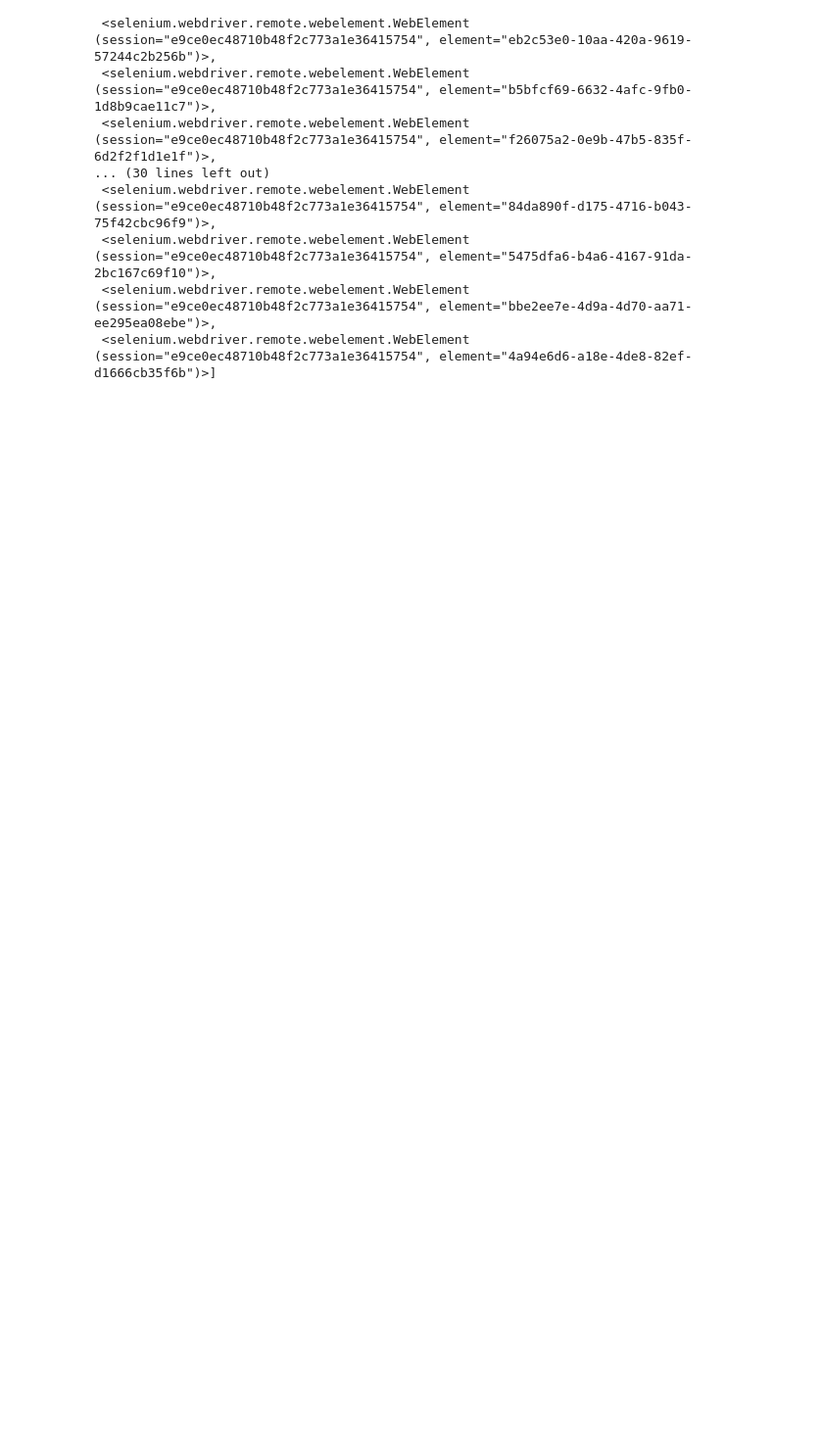
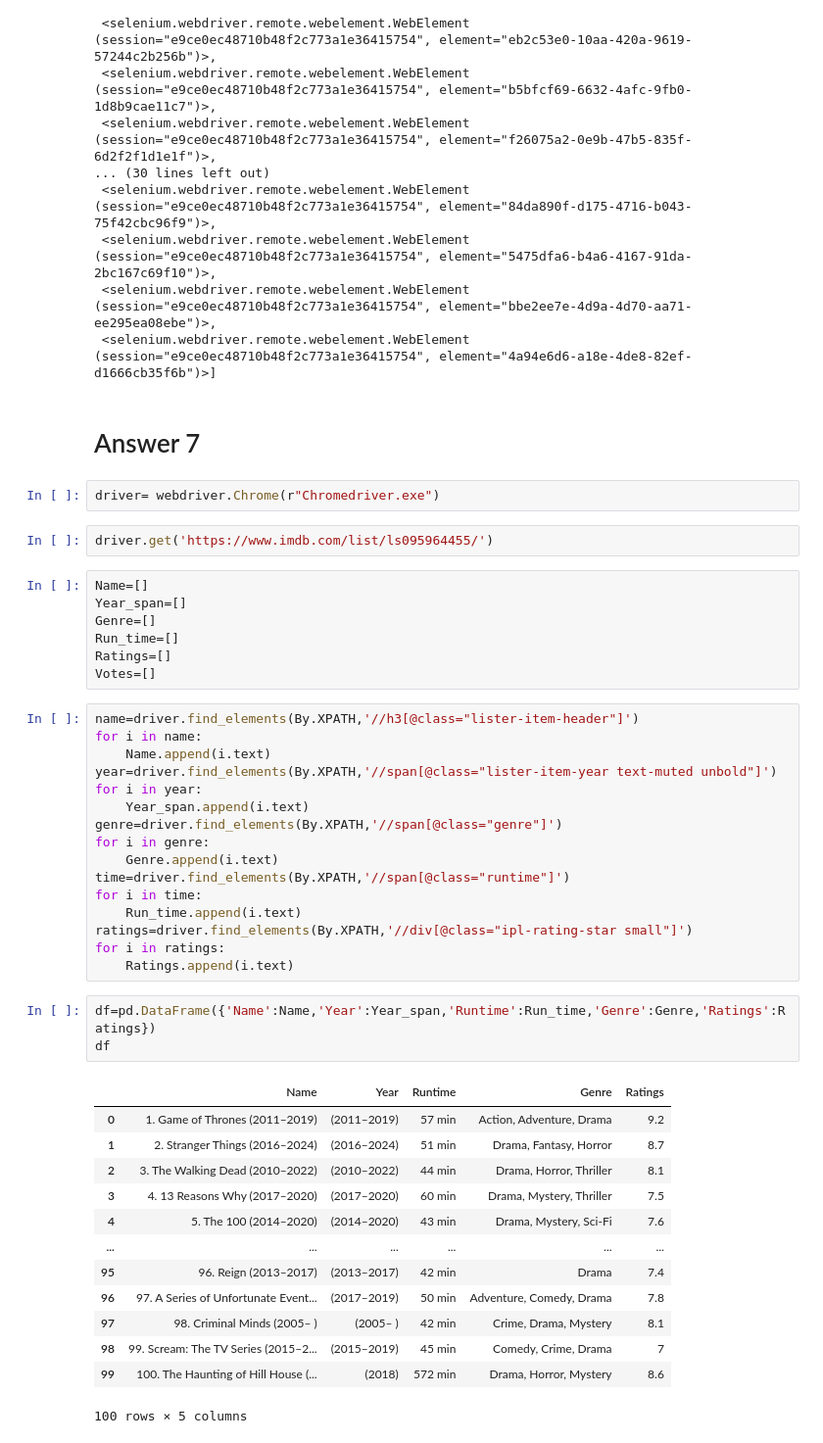
Before and after one commit to rzt1995/Internship, a Jupyter notebook: Assignment__4.ipynb, the cells around one changed output. Shown: that part at 98% size. Cells and saved outputs as stored; diff of their text form; blank space fills up the shorter version.

```diff
--- a/Assignment__4.ipynb
+++ b/Assignment__4.ipynb
@@ -189,3 +191,49 @@ ash
  <selenium.webdriver.remote.webelement.WebElement (session="e9ce0ec48710b48f2c773a1e36415754", element="5475dfa6-b4a6-4167-91da-2bc167c69f10")>,
  <selenium.webdriver.remote.webelement.WebElement (session="e9ce0ec48710b48f2c773a1e36415754", element="bbe2ee7e-4d9a-4d70-aa71-ee295ea08ebe")>,
  <selenium.webdriver.remote.webelement.WebElement (session="e9ce0ec48710b48f2c773a1e36415754", element="4a94e6d6-a18e-4de8-82ef-d1666cb35f6b")>]
+# %% [markdown]
+# Answer 7
+# %%
+driver= webdriver.Chrome(r"Chromedriver.exe")
+# %%
+driver.get('https://www.imdb.com/list/ls095964455/')
+# %%
+Name=[]
+Year_span=[]
+Genre=[]
+Run_time=[]
+Ratings=[]
+Votes=[]
+# %%
+name=driver.find_elements(By.XPATH,'//h3[@class="lister-item-header"]')
+for i in name:
+    Name.append(i.text)
+year=driver.find_elements(By.XPATH,'//span[@class="lister-item-year text-muted unbold"]')
+for i in year:
+    Year_span.append(i.text)
+genre=driver.find_elements(By.XPATH,'//span[@class="genre"]')
+for i in genre:
+    Genre.append(i.text)
+time=driver.find_elements(By.XPATH,'//span[@class="runtime"]')
+for i in time:
+    Run_time.append(i.text)
+ratings=driver.find_elements(By.XPATH,'//div[@class="ipl-rating-star small"]')
+for i in ratings:
+    Ratings.append(i.text)
+# %%
+df=pd.DataFrame({'Name':Name,'Year':Year_span,'Runtime':Run_time,'Genre':Genre,'Ratings':Ratings})
+df
+# %% [output]
+|  | Name | Year | Runtime | Genre | Ratings |
+| 0 | 1. Game of Thrones (2011–2019) | (2011–2019) | 57 min | Action, Adventure, Drama | 9.2 |
+| 1 | 2. Stranger Things (2016–2024) | (2016–2024) | 51 min | Drama, Fantasy, Horror | 8.7 |
+| 2 | 3. The Walking Dead (2010–2022) | (2010–2022) | 44 min | Drama, Horror, Thriller | 8.1 |
+| 3 | 4. 13 Reasons Why (2017–2020) | (2017–2020) | 60 min | Drama, Mystery, Thriller | 7.5 |
+| 4 | 5. The 100 (2014–2020) | (2014–2020) | 43 min | Drama, Mystery, Sci-Fi | 7.6 |
+| ... | ... | ... | ... | ... | ... |
+| 95 | 96. Reign (2013–2017) | (2013–2017) | 42 min | Drama | 7.4 |
+| 96 | 97. A Series of Unfortunate Event... | (2017–2019) | 50 min | Adventure, Comedy, Drama | 7.8 |
+| 97 | 98. Criminal Minds (2005– ) | (2005– ) | 42 min | Crime, Drama, Mystery | 8.1 |
+| 98 | 99. Scream: The TV Series (2015–2... | (2015–2019) | 45 min | Comedy, Crime, Drama | 7 |
+| 99 | 100. The Haunting of Hill House (... | (2018) | 572 min | Drama, Horror, Mystery | 8.6 |
+100 rows × 5 columns
```
Also changed, not shown: parts of 44 cells of this notebook.
